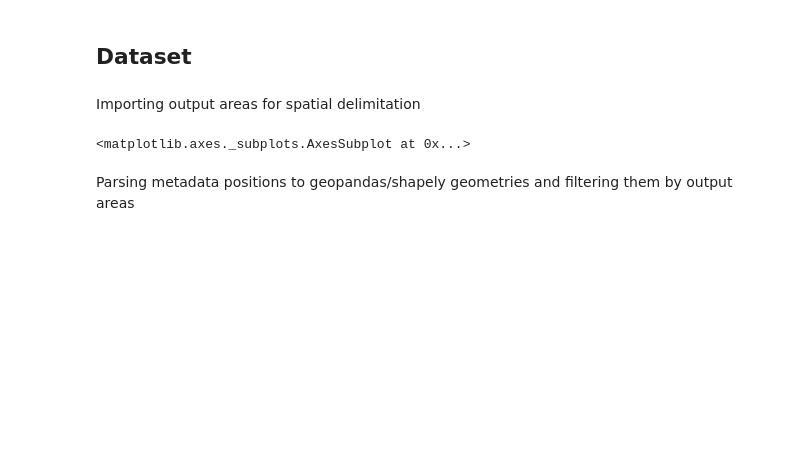
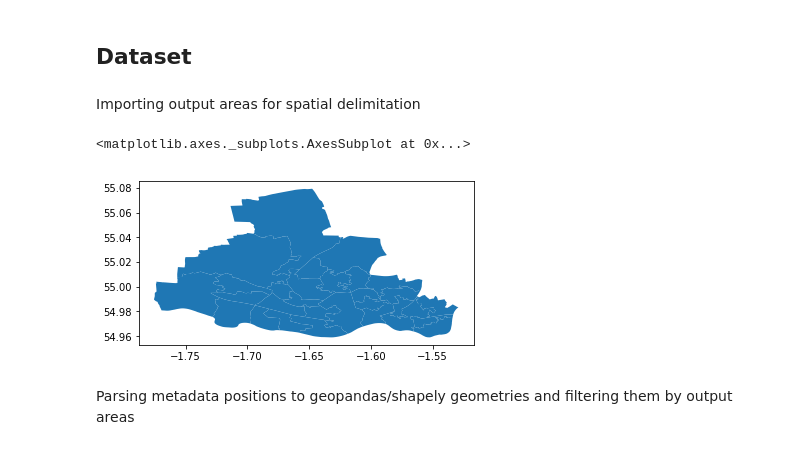
Before and after one commit to adaj/sensingbee, a Jupyter notebook: eda/feature_ingestion.ipynb, the cells around one changed output. Drawn from its saved outputs; the diff is of its cells as text; code cells hidden in the pictures; blank space fills up the shorter version.

```diff
--- a/eda/feature_ingestion.ipynb
+++ b/eda/feature_ingestion.ipynb
@@ -9,19 +12,20 @@ import folium
 # %% [markdown]
 ## Dataset
 # %%
-SHAPE_FOLDER = '/home/adelsondias/Repos/newcastle/air-quality/shape/Middle_Layer_Super_Output_Areas_December_2011_Full_Extent_Boundaries_in_England_and_Wales'
-DATA_FOLDER = '/home/adelsondias/Repos/newcastle/air-quality/data_7days'
+SHAPE_FOLDER = '/home/adelsondias/Repos/newcastle/air-quality/shape/Middle_Layer_Super_Output_Areas_December_2011_Full_Extent_Boundaries_in_England_and_Wales/'
+DATA_FOLDER = '/home/adelsondias/Repos/newcastle/air-quality/data_allsensors_8days/'
 # %% [markdown]
 Importing output areas for spatial delimitation
 # %%
-lsoa = gpd.read_file(SHAPE_FOLDER+'/Middle_Layer_Super_Output_Areas_December_2011_Full_Extent_Boundaries_in_England_and_Wales.shp')
+lsoa = gpd.read_file(SHAPE_FOLDER+'Middle_Layer_Super_Output_Areas_December_2011_Full_Extent_Boundaries_in_England_and_Wales.shp')
 lsoa = lsoa[lsoa['msoa11nm'].str.contains('Newcastle upon Tyne')]
 lsoa = lsoa.to_crs(fiona.crs.from_epsg(4326))
 lsoa.crs = {'init': 'epsg:4326', 'no_defs': True}
 
 lsoa.plot()
 # %% [output]
 <matplotlib.axes._subplots.AxesSubplot at 0x...>
+[figure, added]
 # %% [markdown]
 Parsing metadata positions to geopandas/shapely geometries and filtering them by output areas
 # %%
```
Also changed, not shown: parts of 22 cells of this notebook, 1 other file.
